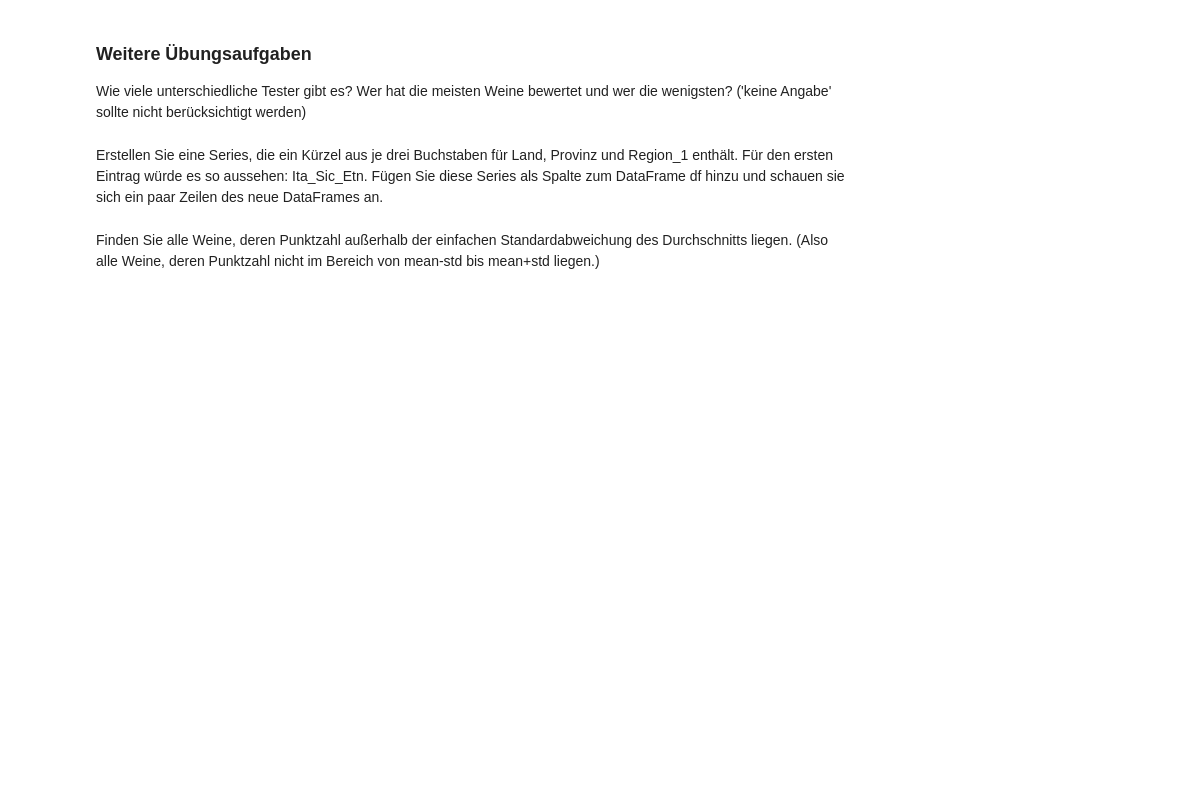
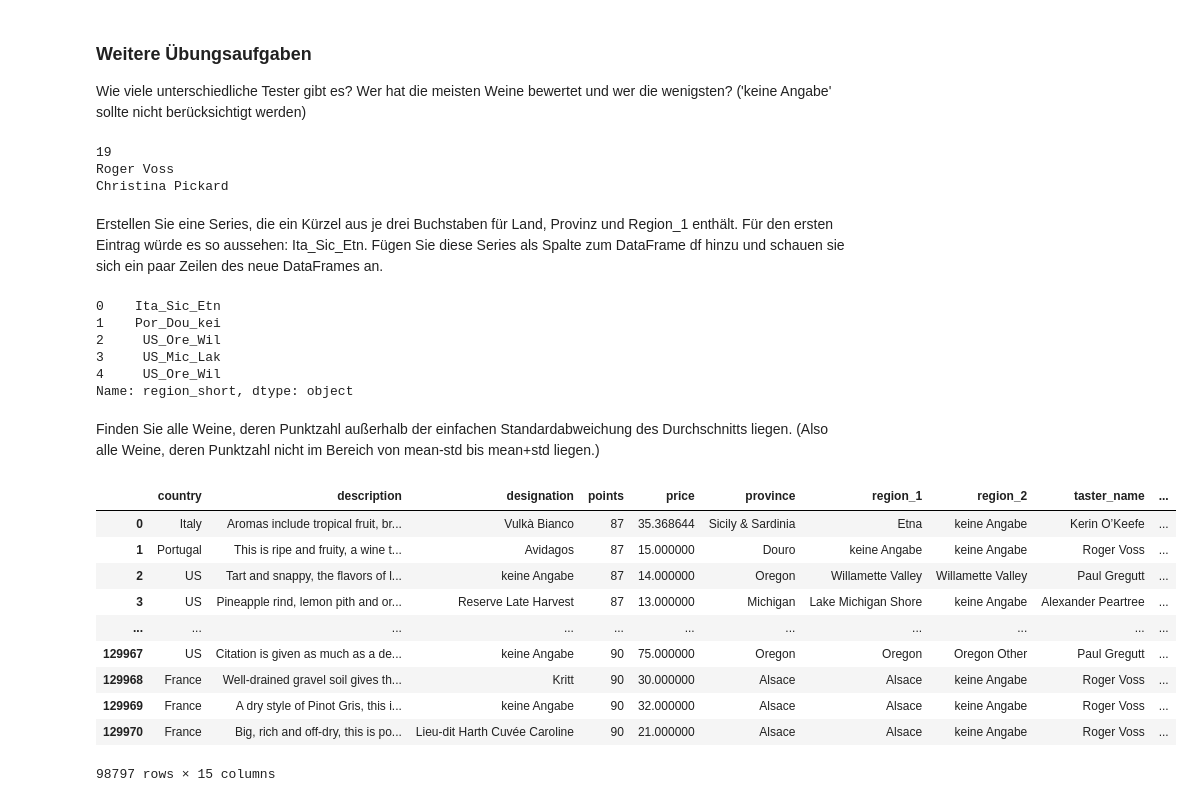
Before and after one commit to romanziske/data-science-course, a Jupyter notebook: pandas/Hello_Pandas_students.ipynb, the cells around one changed output. Drawn from its saved outputs; the diff is of its cells as text; code cells hidden in the pictures; blank space fills up the shorter version.

```diff
--- a/pandas/Hello_Pandas_students.ipynb
+++ b/pandas/Hello_Pandas_students.ipynb
@@ -353,6 +763,10 @@ Schauen Sie sich erneut die Übersicht der fehlenden Werte an.
 # %% [markdown]
 Ersetzen Sie fehlende Einträge in der Preisspalte durch den durchschnittlichen Preis.
+# %%
+df.price = df.price.fillna(df.price.mean())
 # %% [markdown]
 Ersetzen Sie alle anderen fehlenden Werte durch den String `'keine Angabe'`.
+# %%
+df = df.fillna("keine Angabe")
 # %% [markdown]
 Überprüfen Sie, ob es nun noch fehlenden Werte im DataFrame gibt.
@@ -386,3 +863,4 @@ Fügen Sie dem DataFrame eine Spalte hinzu, in der das Preisleistungsverhältnis
 pd.set_option('display.max_rows', 8)
 
 # fügen Sie hier Ihren Code ein:
+df["Preisleistungsverhältnis"] = df.points / df.price
@@ -396,7 +905,47 @@ Welche Weinsorte bietet durchschnittlich das beste Preisleistungsverhältnis und
 ### Weitere Übungsaufgaben
 
 Wie viele unterschiedliche Tester gibt es? Wer hat die meisten Weine bewertet und wer die wenigsten? ('keine Angabe' sollte nicht berücksichtigt werden)
+# %%
+taster = df.loc[df["taster_name"] != "keine Angabe"].taster_name
+
+print(len(taster.unique()))
+print(taster.value_counts().idxmax())
+print(taster.value_counts().idxmin())
+# %% [output]
+19
+Roger Voss
+Christina Pickard
 # %% [markdown]
 Erstellen Sie eine Series, die ein Kürzel aus je drei Buchstaben für Land, Provinz und Region_1 enthält. Für den ersten Eintrag würde es so aussehen: Ita_Sic_Etn. Fügen Sie diese Series als Spalte zum DataFrame df hinzu und schauen sie sich ein paar Zeilen des neue DataFrames an.
+# %%
+df_country_short = df["country"].map(lambda country : country[0:3])
+df_province_short = df["province"].map(lambda province : province[0:3])
+df_region_1_short = df["region_1"].map(lambda region_1 : region_1[0:3])
+
+df["region_short"] = df_country_short + "_" + df_province_short + "_" + df_region_1_short
+df.region_short.head()
+# %% [output]
+0    Ita_Sic_Etn
+1    Por_Dou_kei
+2     US_Ore_Wil
+3     US_Mic_Lak
+4     US_Ore_Wil
+Name: region_short, dtype: object
 # %% [markdown]
 Finden Sie alle Weine, deren Punktzahl außerhalb der einfachen Standardabweichung des Durchschnitts liegen. (Also alle Weine, deren Punktzahl nicht im Bereich von mean-std bis mean+std liegen.)
+# %%
+mean_points = df["points"].mean()
+std_points = df["points"].std()
+df.loc[(df["points"] < mean_points + std_points) | (df["points"] < mean_points - std_points)]
+# %% [output]
+|  | country | description | designation | points | price | province | region_1 | region_2 | taster_name | ... |
+| 0 | Italy | Aromas include tropical fruit, br... | Vulkà Bianco | 87 | 35.368644 | Sicily & Sardinia | Etna | keine Angabe | Kerin O’Keefe | ... |
+| 1 | Portugal | This is ripe and fruity, a wine t... | Avidagos | 87 | 15.000000 | Douro | keine Angabe | keine Angabe | Roger Voss | ... |
+| 2 | US | Tart and snappy, the flavors of l... | keine Angabe | 87 | 14.000000 | Oregon | Willamette Valley | Willamette Valley | Paul Gregutt | ... |
+| 3 | US | Pineapple rind, lemon pith and or... | Reserve Late Harvest | 87 | 13.000000 | Michigan | Lake Michigan Shore | keine Angabe | Alexander Peartree | ... |
+| ... | ... | ... | ... | ... | ... | ... | ... | ... | ... | ... |
+| 129967 | US | Citation is given as much as a de... | keine Angabe | 90 | 75.000000 | Oregon | Oregon | Oregon Other | Paul Gregutt | ... |
+| 129968 | France | Well-drained gravel soil gives th... | Kritt | 90 | 30.000000 | Alsace | Alsace | keine Angabe | Roger Voss | ... |
+| 129969 | France | A dry style of Pinot Gris, this i... | keine Angabe | 90 | 32.000000 | Alsace | Alsace | keine Angabe | Roger Voss | ... |
+| 129970 | France | Big, rich and off-dry, this is po... | Lieu-dit Harth Cuvée Caroline | 90 | 21.000000 | Alsace | Alsace | keine Angabe | Roger Voss | ... |
+98797 rows × 15 columns
```
Also changed, not shown: parts of 58 cells of this notebook.
